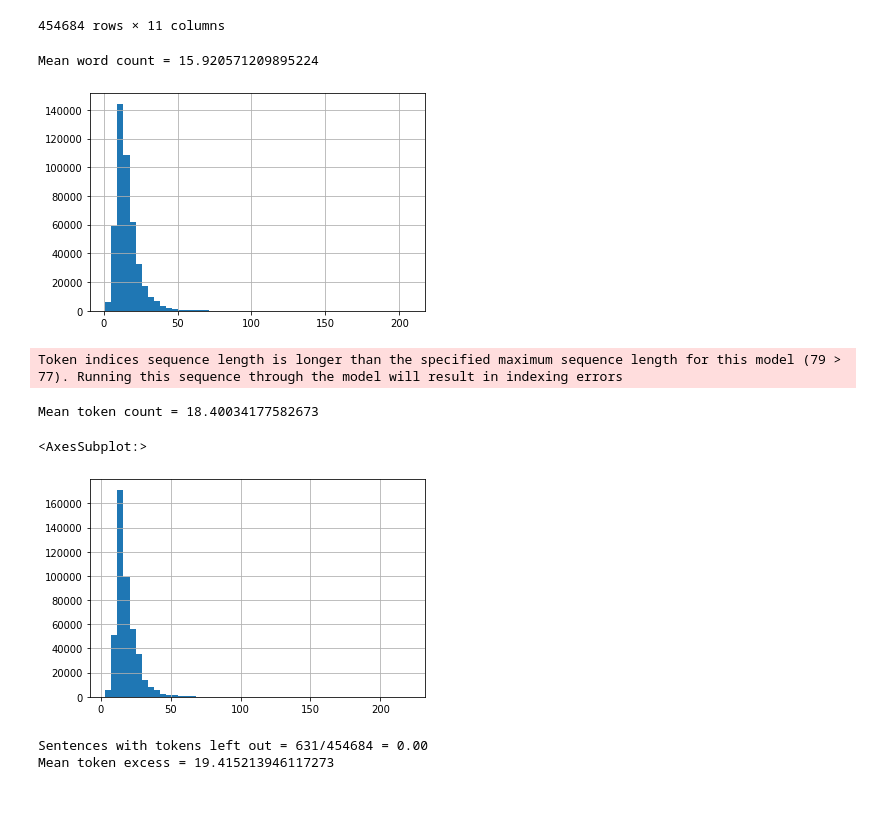
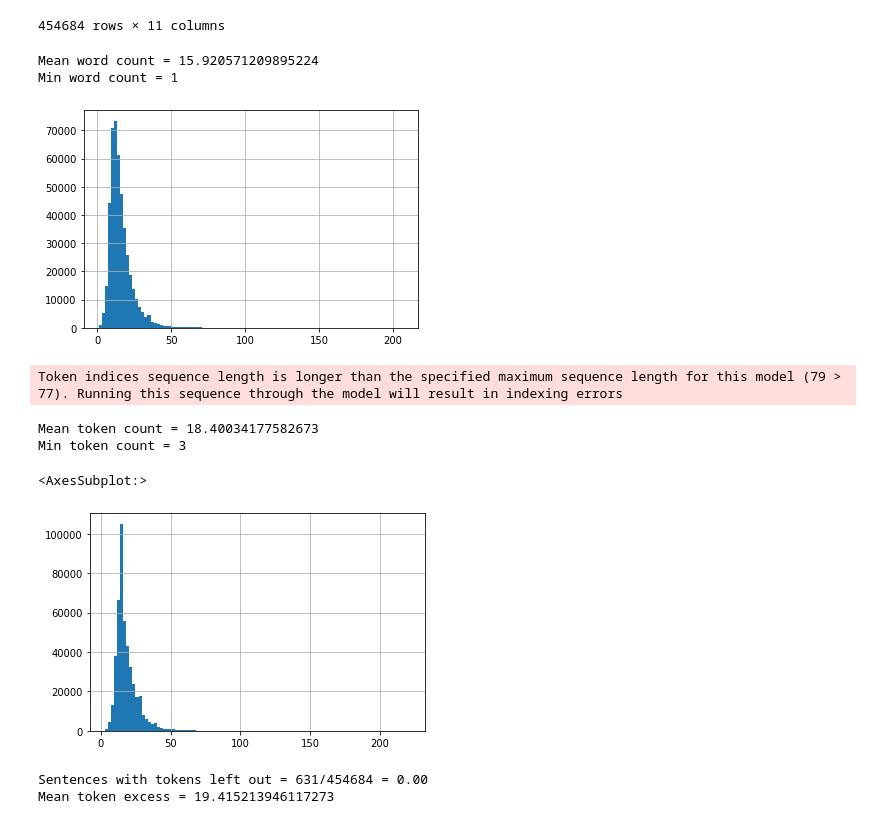
Before and after one commit to ricardokleinklein/EmotionalArt, a Jupyter notebook: notebooks/information_loss_text.ipynb, the cells around one changed output. Cells and saved outputs as stored; diff of their text form; code cells hidden in the pictures.

```diff
--- a/notebooks/information_loss_text.ipynb
+++ b/notebooks/information_loss_text.ipynb
@@ -34,23 +34,27 @@ artemis
 artemis['nb_words'] = artemis['utterance_spelled'].apply(
     lambda s: len(word_tokenize(s))
 )
-artemis['nb_words'].hist(bins=50)
+artemis['nb_words'].hist(bins=100)
 print(f"Mean word count = {artemis['nb_words'].mean()}")
+print(f"Min word count = {artemis['nb_words'].min()}")
 # %% [output]
 Mean word count = 15.920571209895224
+Min word count = 1
-[figure, old version]
+[figure, new version]
 # %%
 tokenizer = BPETokenizer('clip')
 artemis['nb_tokens'] = artemis['utterance_spelled'].apply(
     lambda s: len(tokenizer(s)['input_ids'])
 )
 print(f"Mean token count = {artemis['nb_tokens'].mean()}")
-artemis['nb_tokens'].hist(bins=50)
+print(f"Min token count = {artemis['nb_tokens'].min()}")
+artemis['nb_tokens'].hist(bins=100)
 # %% [output]
 Token indices sequence length is longer than the specified maximum sequence length for this model (79 > 77). Running this sequence through the model will result in indexing errors
 Mean token count = 18.40034177582673
+Min token count = 3
 <AxesSubplot:>
-[figure, old version]
+[figure, new version]
 # %%
 max_len = tokenizer.tokenizer.model_max_length
 longest = artemis[artemis['nb_tokens'] > max_len]['nb_tokens'] - max_len
```
Also changed, not shown: parts of 5 cells of this notebook, 4 other files.
